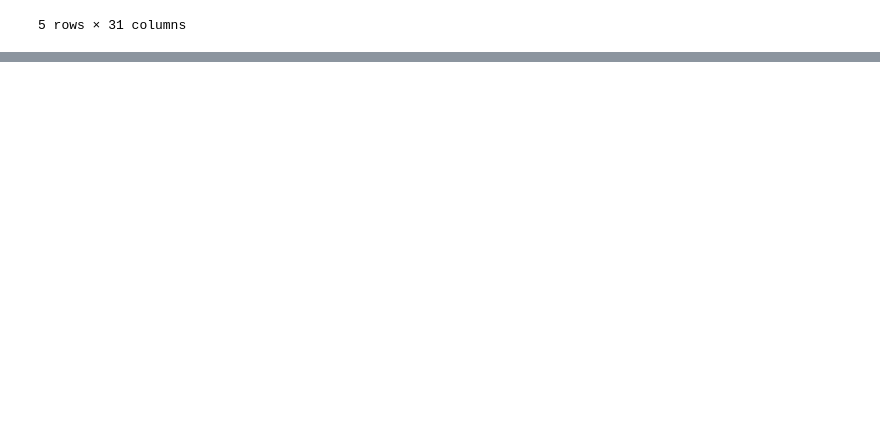
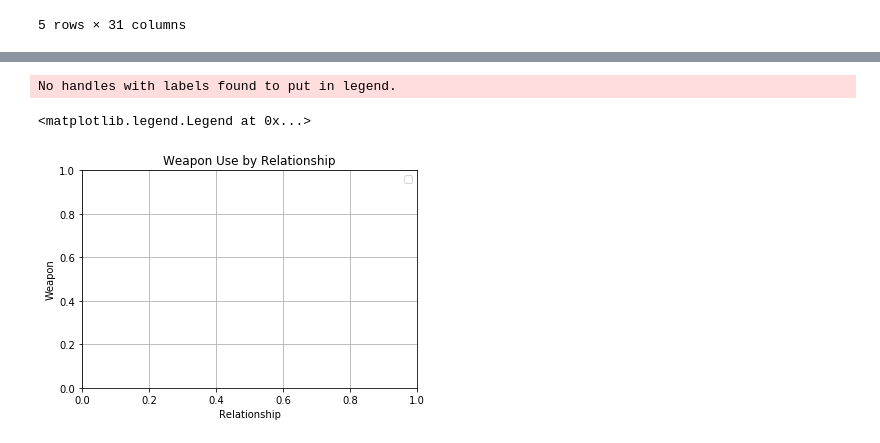
Before and after one commit to sparking29/Murder_Analysis, a Jupyter notebook: murder-analysis.ipynb, the cells around one changed output, grey strips where cells are left out. Drawn from its saved outputs; the diff is of its cells as text; code cells hidden in the pictures; blank space fills up the shorter version.

```diff
--- a/murder-analysis.ipynb
+++ b/murder-analysis.ipynb
@@ -54,0 +98,15 @@ murder_df.head()
+# %%
+plt.errorbar(x=weapons_df['Relationship'],y=weapons_df["Weapon"], yerr=None, linestyle="--", fmt='o')
+plt.errorbar(x=survival_rate_df['Timepoint'],y=survival_rate_df["Infubinol % survival"], yerr=None, linestyle="--", fmt='o')
+plt.errorbar(x=survival_rate_df['Timepoint'],y=survival_rate_df["Ketapril % survival"], yerr=None, linestyle="--",fmt='o')
+plt.errorbar(x=survival_rate_df['Timepoint'],y=survival_rate_df["Placebo % survival"], yerr=None, linestyle="
+
+plt.ylabel('Weapon')
+plt.xlabel('Relationship')
+plt.title('Weapon Use by Relationship')
+plt.grid()
+plt.legend()
+# %% [output]
+No handles with labels found to put in legend.
+<matplotlib.legend.Legend at 0x...>
+[figure, added]
```
Also changed, not shown: parts of 14 cells of this notebook.
